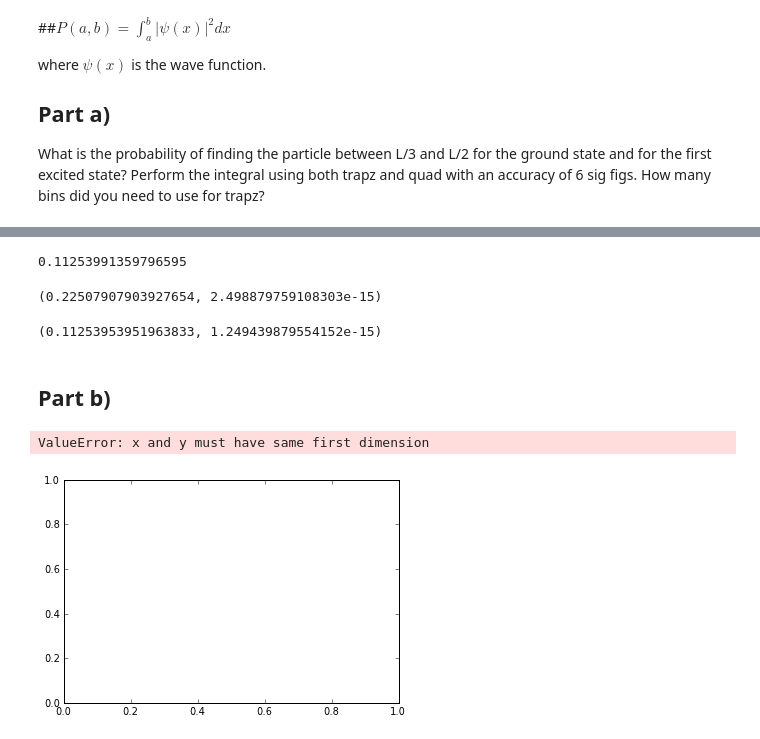
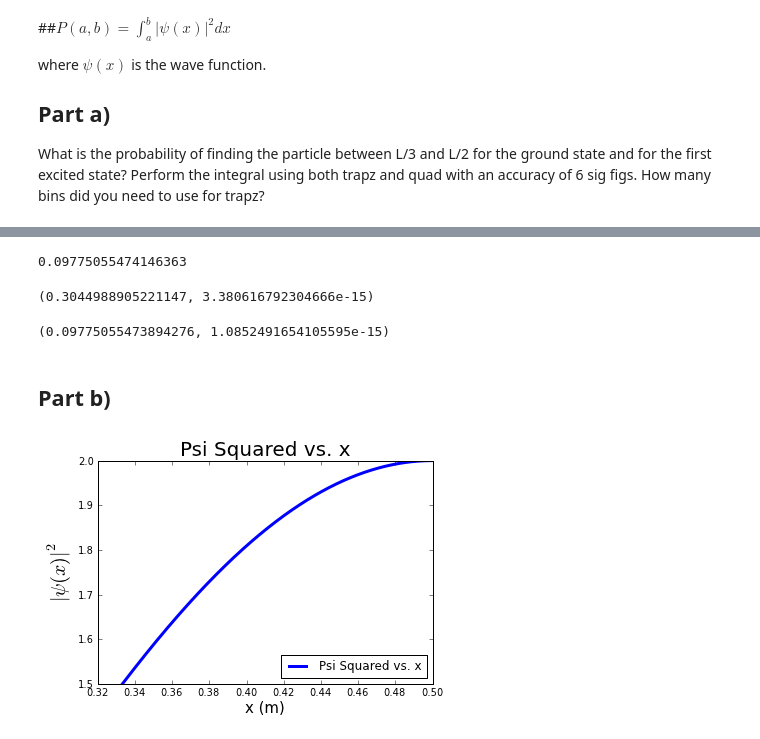
Before and after one commit to dcrose/PHYS202-S13, a Jupyter notebook: Week5/IntegrationEx4.ipynb, the cells around one changed output, grey strips where cells are left out. Cells and saved outputs as stored; diff of their text form; code cells hidden in the pictures.

```diff
--- a/Week5/IntegrationEx4.ipynb
+++ b/Week5/IntegrationEx4.ipynb
@@ -67,35 +67,38 @@ TrapPsi(100000,1.,1.)
-# %%
-TrapPsi(100000,1.,2.,)
-# %% [output]
-0.11253991359796595
+# %%
+TrapPsiSquared(100000,1.,2.,L/2.) # First excited state, n = 2
+# %% [output]
+0.09775055474146363
 # %%
 import scipy
 import scipy.integrate as integrate
 L = 1.
 n = 1.
-I = integrate.quad(lambda x: ((2./L)**(1./2.))*sin((n*pi*x)/L),L/3.,L/2.)
+PsiSquared = lambda x: (((2./L)**(1./2.))*sin((n*pi*x)/L))**2 # Ground state, n = 1
+I = integrate.quad(PsiSquared,L/3.,L/2.)
 print I
 # %% [output]
-(0.22507907903927654, 2.498879759108303e-15)
+(0.3044988905221147, 3.380616792304666e-15)
 # %%
 L = 1.
 n = 2.
-I = integrate.quad(lambda x: ((2./L)**(1./2.))*sin((n*pi*x)/L),L/3.,L/2.)
+PsiSquared = lambda x: (((2./L)**(1./2.))*sin((n*pi*x)/L))**2 # First excited state, n = 2
+I = integrate.quad(PsiSquared,L/3.,L/2.)
 print I
 # %% [output]
-(0.11253953951963833, 1.249439879554152e-15)
+(0.09775055473894276, 1.0852491654105595e-15)
 # %% [markdown]
 Part b)
 -
 # %%
 L = 1.
-x_range = arange(1./3.,1./2.,0.1)
-plot(x_range,TrapPsi(1000000,1.,1.),lw=3, label="$\int_{\frac{L}{3}}^{\frac{L}{2}} \sqrt{\frac{2}{L}}\sin(\frac{n\pi x}{L})$")
-title("Integral of $|\psi(x)|",fontsize=20)
-xlabel("x",fontsize=15)
-ylabel("$\int_{\frac{L}{3}}^{\frac{L}{2}} \sqrt{\frac{2}{L}}\sin(\frac{n\pi x}{L})$",fontsize=15)
+n = 1.
+x_range = arange(L/3.,L/2.,0.0001)
+Psi_Squared = (((2./L)**(1./2.))*sin((n*pi*(x_range))/L))**2
+plot(x_range,Psi_Squared,lw=3,label="Psi Squared vs. x")
+title("Psi Squared vs. x",fontsize=20)
+xlabel("x (m)",fontsize=15)
+ylabel("$|\psi(x)|^2$",fontsize=20)
 legend(loc="lower right")
 show()
 # %% [output]
-ValueError: x and y must have same first dimension
-[figure, old version]
+[figure, new version]
```
Also changed, not shown: parts of 7 cells of this notebook.
